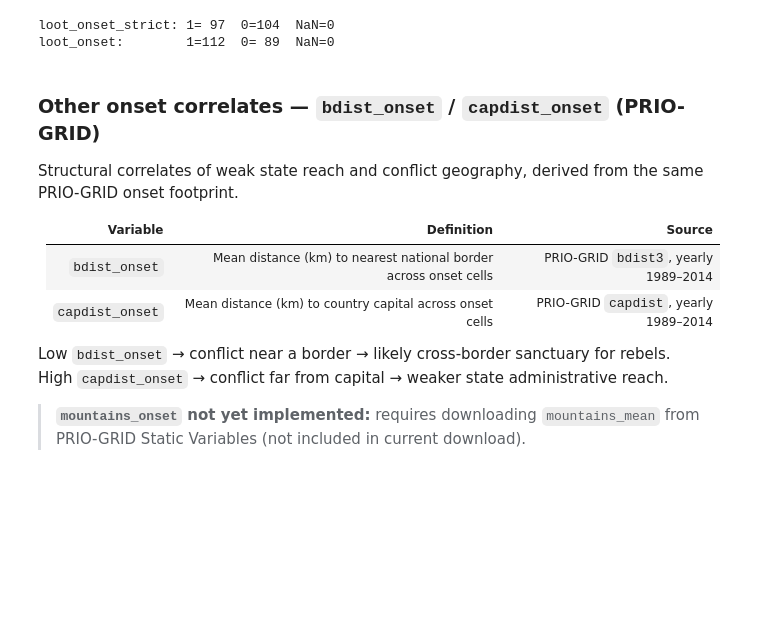
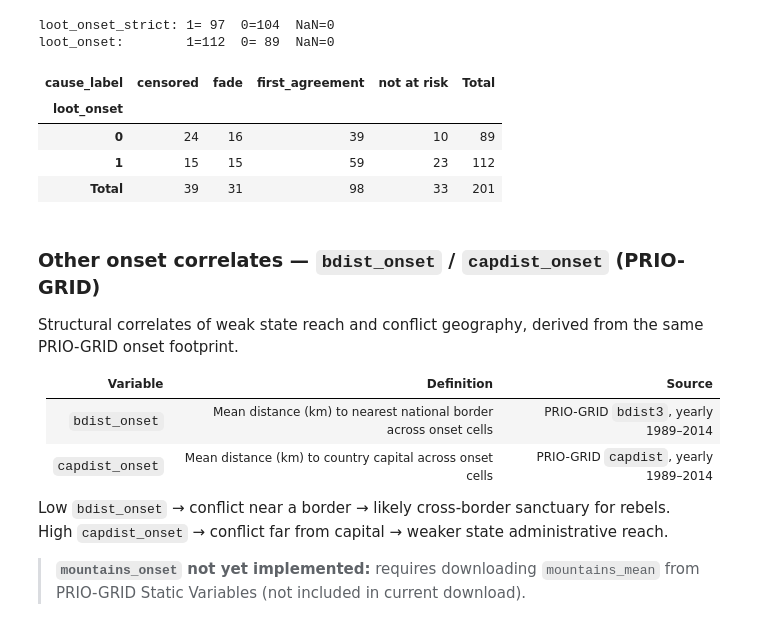
Before and after one commit to luciasauer/agreements_violence, a Jupyter notebook: src/3_survival_analysis/1_spell_dataset_construction.ipynb, the cells around one changed output. Cells and saved outputs as stored; diff of their text form; code cells hidden in the pictures; blank space fills up the shorter version.

```diff
--- a/src/3_survival_analysis/1_spell_dataset_construction.ipynb
+++ b/src/3_survival_analysis/1_spell_dataset_construction.ipynb
@@ -289,6 +368,21 @@ df_panel = build_loot_onset(
 # %% [output]
 loot_onset_strict: 1= 97  0=104  NaN=0
 loot_onset:        1=112  0= 89  NaN=0
+# %%
+pd.crosstab(
+    df_panel['loot_onset'],
+    df_panel['cause_label'],
+    values=df_panel['conflict_id'],
+    aggfunc=pd.Series.nunique,
+    margins=True,
+    margins_name='Total'
+)
+# %% [output]
+| cause_label | censored | fade | first_agreement | not at risk | Total |
+| loot_onset |  |  |  |  |  |
+| 0 | 24 | 16 | 39 | 10 | 89 |
+| 1 | 15 | 15 | 59 | 23 | 112 |
+| Total | 39 | 31 | 98 | 33 | 201 |
 # %% [markdown]
 ### Other onset correlates — `bdist_onset` / `capdist_onset` (PRIO-GRID)
 
```
Also changed, not shown: parts of 12 cells of this notebook, 2 other files.
